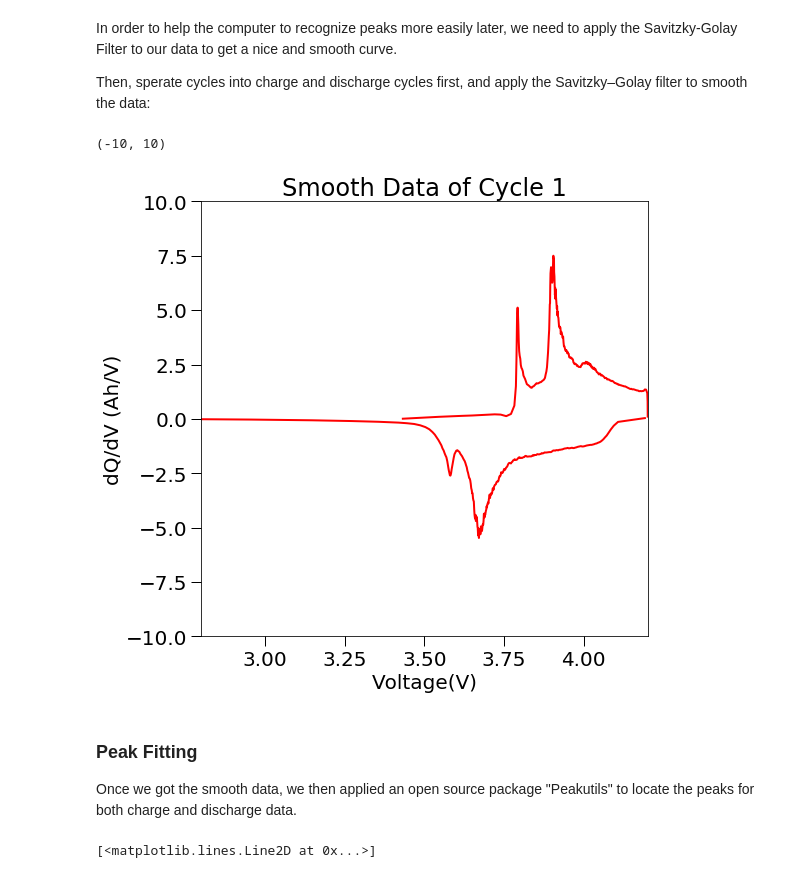
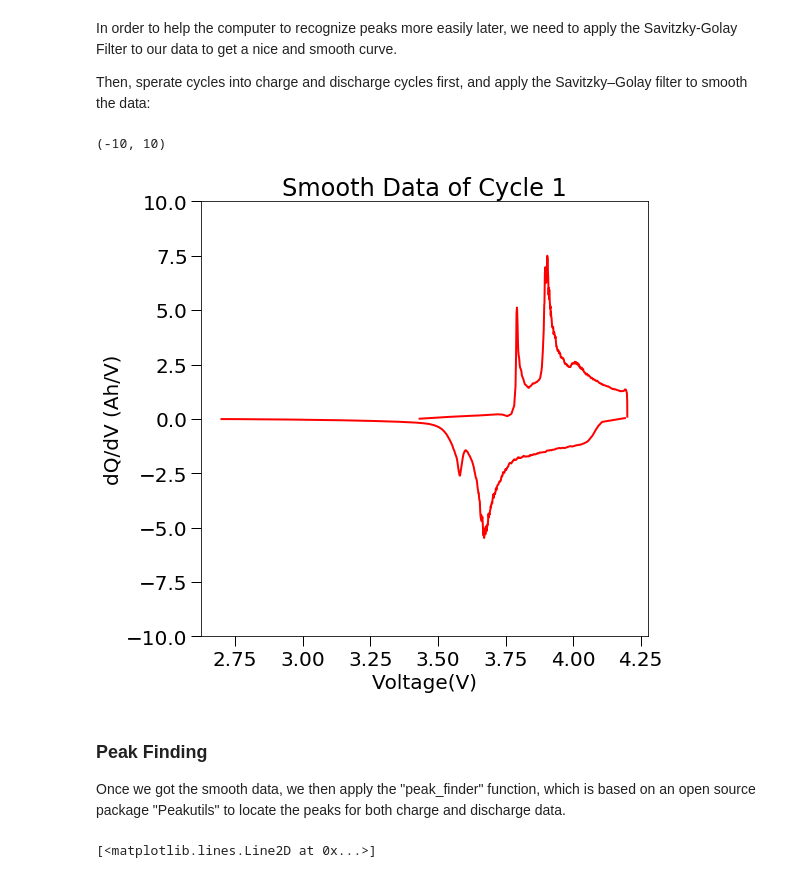
Before and after one commit to nicolet5/DiffCapAnalyzer, a Jupyter notebook: examples/Detailed_Steps_Example.ipynb, the cells around one changed output. Cells and saved outputs as stored; diff of their text form; code cells hidden in the pictures.

```diff
--- a/examples/Detailed_Steps_Example.ipynb
+++ b/examples/Detailed_Steps_Example.ipynb
@@ -111,36 +111,36 @@ else:
 # this if statement is for when the datasets have less datapoints
 # than the windowlength given to the sav_golay filter.
 # without this if statement, the sav_golay filter throws an error
 # when given a dataset with too few points. This way, we simply
 # forego the smoothing function.
 if len(charge) > windowlength:
     smooth_charge = ccf.my_savgolay(charge, windowlength, polyorder)
 else:
     charge['Smoothed_dQ/dV'] = charge['dQ/dV']
     smooth_charge = charge
 # same as above, but for charging cycles.
 
 fig3 = plt.figure(figsize = (8,8), facecolor = 'w', edgecolor= 'k')
 
 plt.plot(charge['Voltage(V)'], charge['Smoothed_dQ/dV'], c = 'red', linewidth = 2, label = 'Smooth Charge Cycle Data')
 plt.plot(discharge['Voltage(V)'], discharge['Smoothed_dQ/dV'], c = 'red', linewidth = 2, label = 'Smooth Dishcarge Cycle Data')
 
 plt.ylabel('dQ/dV (Ah/V)', fontsize =20)
 plt.xlabel('Voltage(V)', fontsize = 20)
 plt.xticks(fontsize = 20)
 plt.yticks(fontsize = 20)
 plt.tick_params(size = 10, width = 1)
 plt.title('Smooth Data of Cycle 1', fontsize = 24)
 
-plt.xlim(2.8, 4.2)
+#plt.xlim(2.8, 4.2)
 plt.ylim(-10,10)
 
 # Uncomment the following line if you would like to save the plot.
 # plt.savefig(fname = 'MyExampleCycle_Smooth Data.png', bbox_inches='tight', dpi = 600)
 # %% [output]
 (-10, 10)
-[figure, old version]
+[figure, new version]
 # %% [markdown]
-### Peak Fitting
-Once we got the smooth data, we then applied an open source package "Peakutils" to locate the peaks for both charge and discharge data.
+### Peak Finding
+Once we got the smooth data, we then apply the "peak_finder" function, which is based on an open source package "Peakutils" to locate the peaks for both charge and discharge data.
 # %%
```
Also changed, not shown: parts of 6 cells of this notebook, 1 other file.
